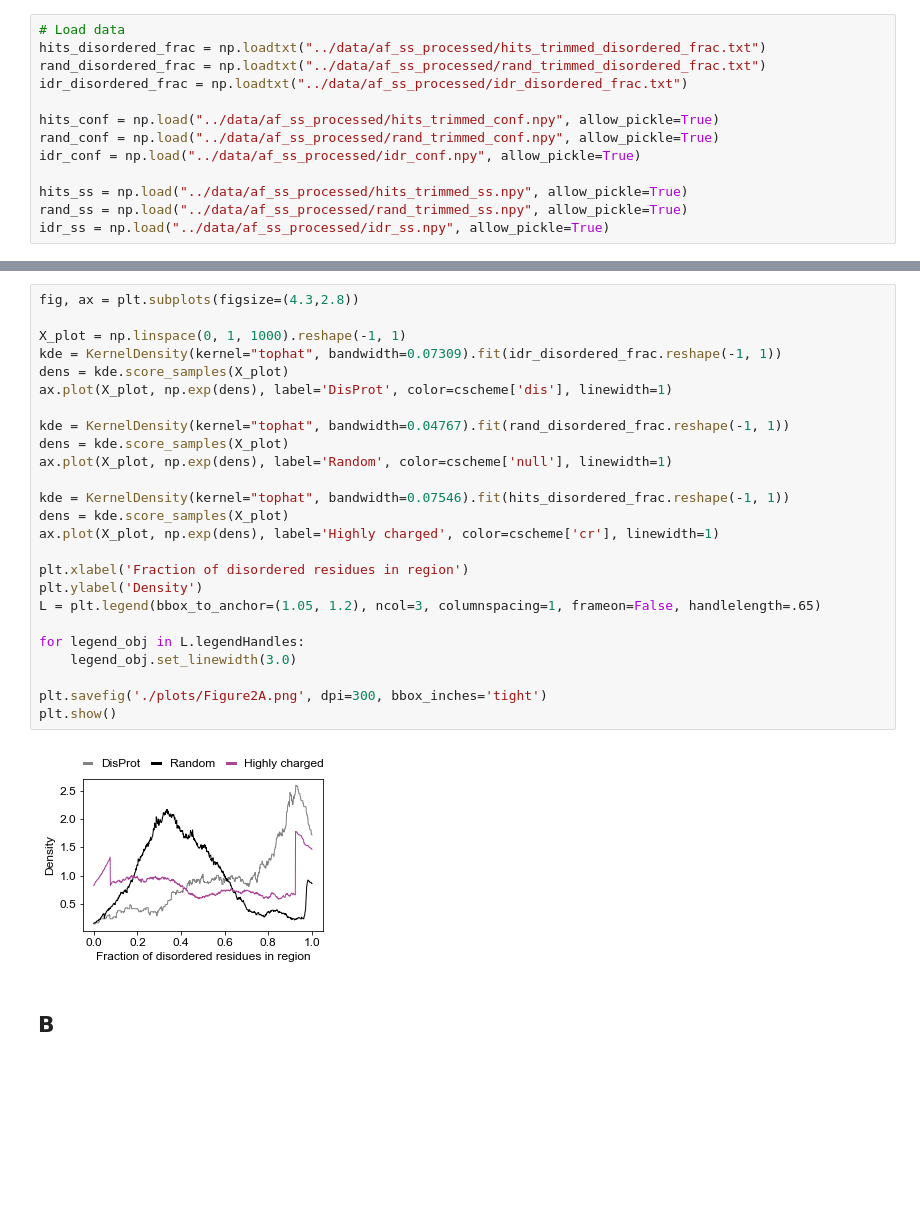
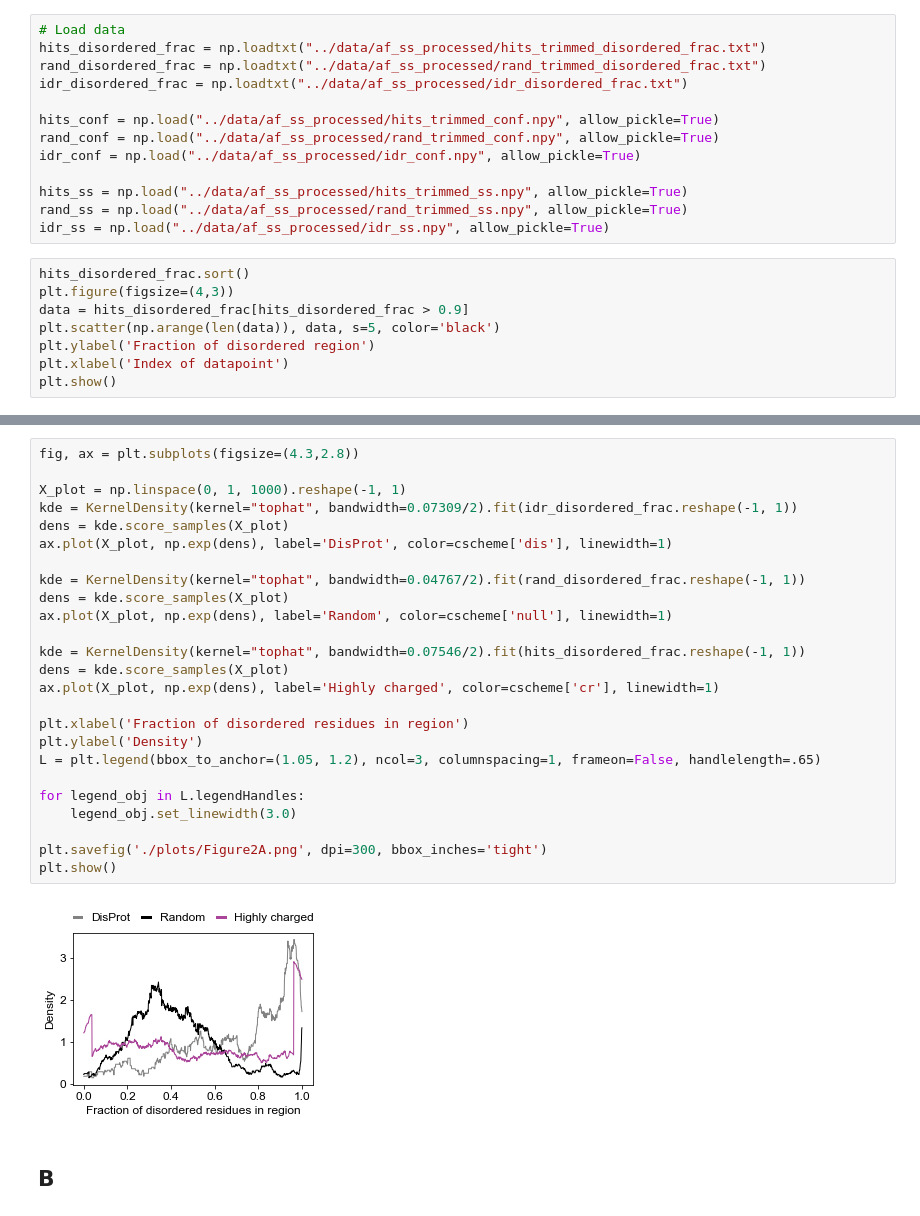
Before and after one commit to rosalindpan/hcrpaper, a Jupyter notebook: figures/Figure2.ipynb, the cells around one changed output, grey strips where cells are left out. Cells and saved outputs as stored; diff of their text form; blank space fills up the shorter version.

```diff
--- a/figures/Figure2.ipynb
+++ b/figures/Figure2.ipynb
@@ -224,3 +224,11 @@ idr_conf = np.load("../data/af_ss_processed/idr_conf.npy", allow_pickle=True)
 hits_ss = np.load("../data/af_ss_processed/hits_trimmed_ss.npy", allow_pickle=True)
 rand_ss = np.load("../data/af_ss_processed/rand_trimmed_ss.npy", allow_pickle=True)
 idr_ss = np.load("../data/af_ss_processed/idr_ss.npy", allow_pickle=True)
+# %%
+hits_disordered_frac.sort()
+plt.figure(figsize=(4,3))
+data = hits_disordered_frac[hits_disordered_frac > 0.9]
+plt.scatter(np.arange(len(data)), data, s=5, color='black')
+plt.ylabel('Fraction of disordered region')
+plt.xlabel('Index of datapoint')
+plt.show()
@@ -227,30 +237,30 @@ idr_ss = np.load("../data/af_ss_processed/idr_ss.npy", allow_pickle=True)
 # %%
 fig, ax = plt.subplots(figsize=(4.3,2.8))
 
 X_plot = np.linspace(0, 1, 1000).reshape(-1, 1)
-kde = KernelDensity(kernel="tophat", bandwidth=0.07309).fit(idr_disordered_frac.reshape(-1, 1))
+kde = KernelDensity(kernel="tophat", bandwidth=0.07309/2).fit(idr_disordered_frac.reshape(-1, 1))
 dens = kde.score_samples(X_plot)
 ax.plot(X_plot, np.exp(dens), label='DisProt', color=cscheme['dis'], linewidth=1)
 
-kde = KernelDensity(kernel="tophat", bandwidth=0.04767).fit(rand_disordered_frac.reshape(-1, 1))
+kde = KernelDensity(kernel="tophat", bandwidth=0.04767/2).fit(rand_disordered_frac.reshape(-1, 1))
 dens = kde.score_samples(X_plot)
 ax.plot(X_plot, np.exp(dens), label='Random', color=cscheme['null'], linewidth=1)
 
-kde = KernelDensity(kernel="tophat", bandwidth=0.07546).fit(hits_disordered_frac.reshape(-1, 1))
+kde = KernelDensity(kernel="tophat", bandwidth=0.07546/2).fit(hits_disordered_frac.reshape(-1, 1))
 dens = kde.score_samples(X_plot)
 ax.plot(X_plot, np.exp(dens), label='Highly charged', color=cscheme['cr'], linewidth=1)
 
 plt.xlabel('Fraction of disordered residues in region')
 plt.ylabel('Density')
 L = plt.legend(bbox_to_anchor=(1.05, 1.2), ncol=3, columnspacing=1, frameon=False, handlelength=.65)
 
 for legend_obj in L.legendHandles:
     legend_obj.set_linewidth(3.0)
 
 plt.savefig('./plots/Figure2A.png', dpi=300, bbox_inches='tight')
 plt.show()
 # %% [output]
-[figure, old version]
+[figure, new version]
 # %% [markdown]
 ## B
 # %%
```
Also changed, not shown: parts of 1 cell of this notebook, 19 other files.
